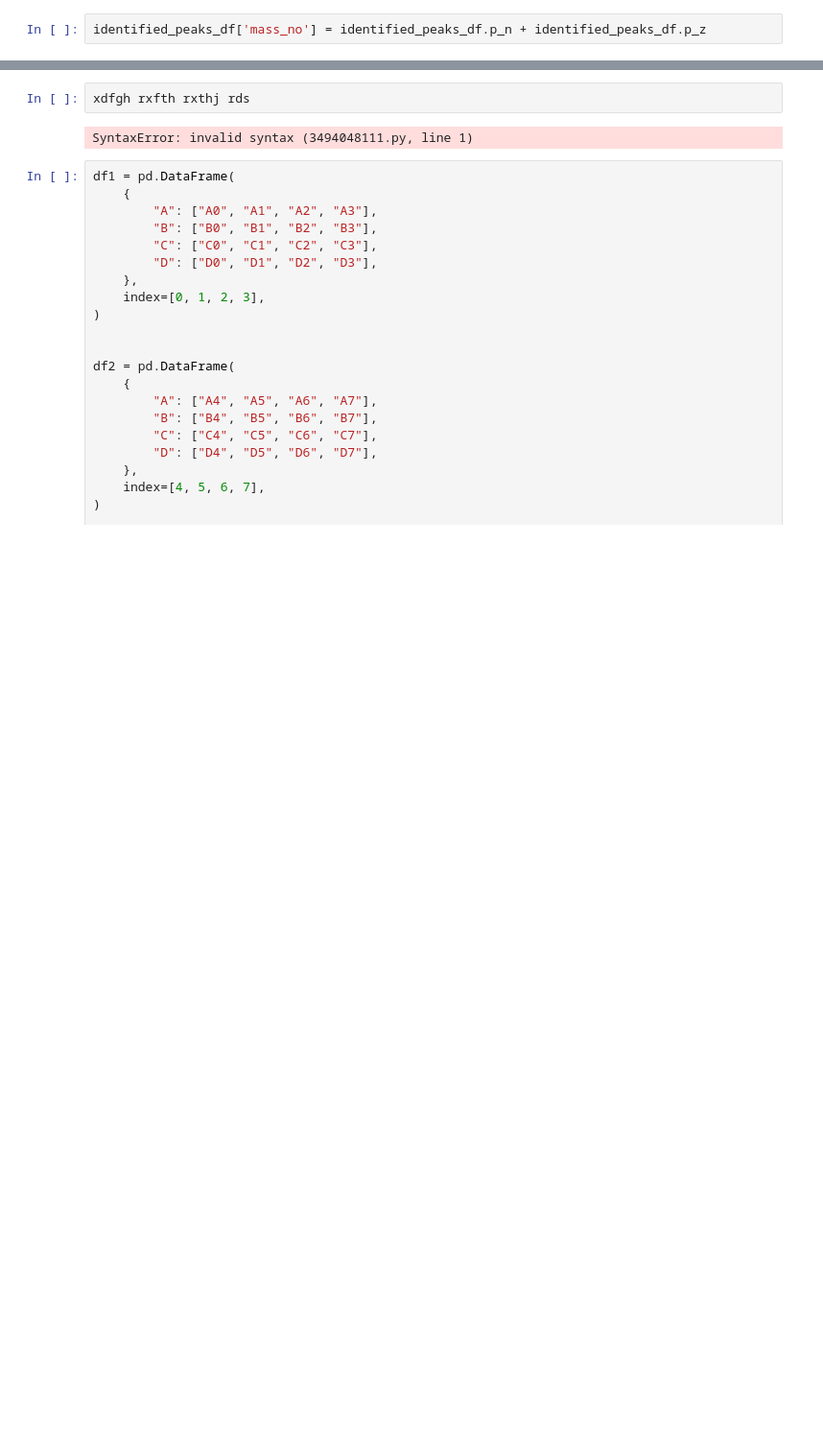
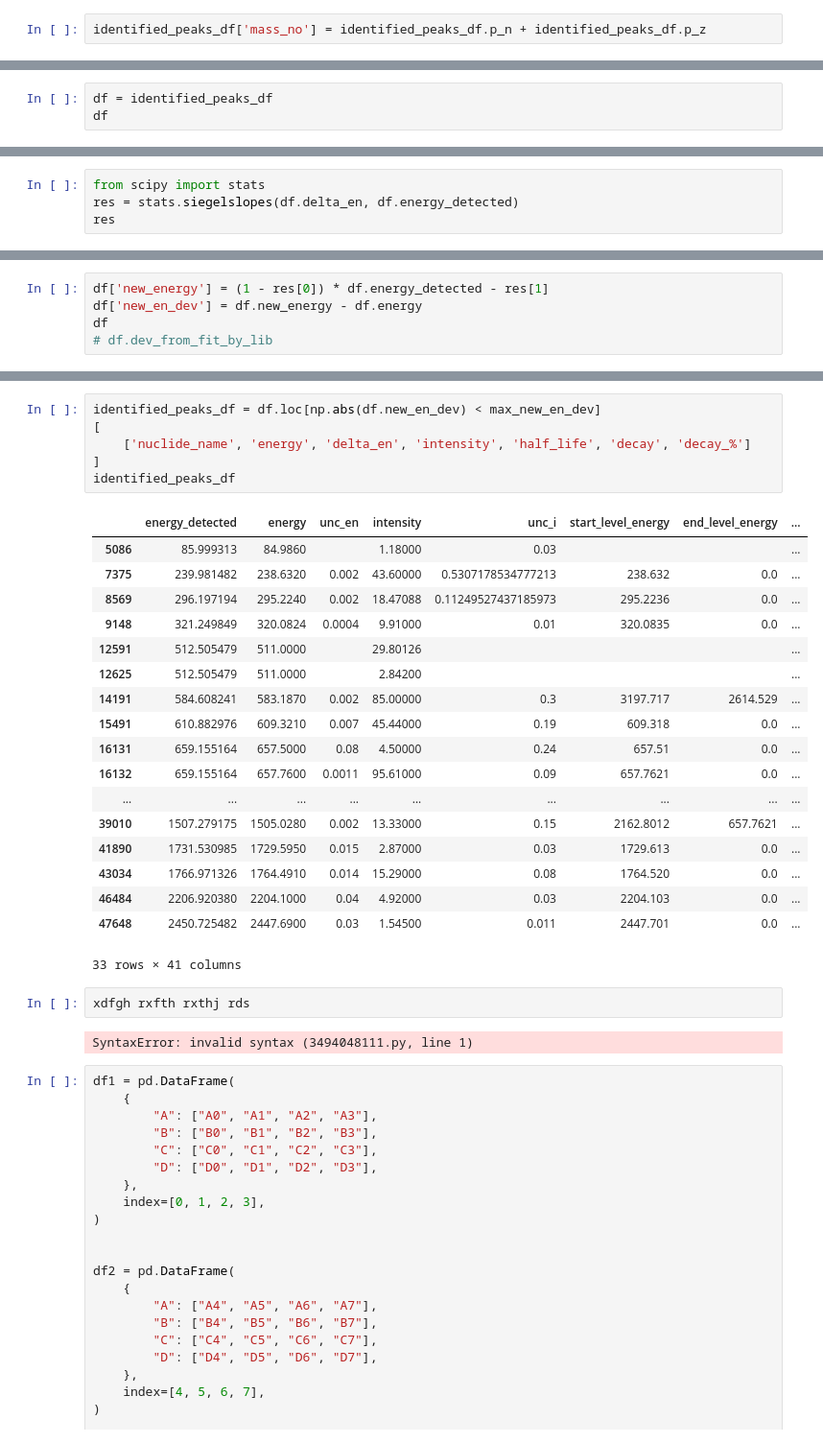
Before and after one commit to terrabela/OGRaySpY, a Jupyter notebook: src/nuclide_identification.ipynb, the cells around one changed output, grey strips where cells are left out. Shown at 96% size. Drawn from its saved outputs; the diff is of its cells as text; blank space fills up the shorter version.

```diff
--- a/src/nuclide_identification.ipynb
+++ b/src/nuclide_identification.ipynb
@@ -406,0 +430,3 @@ identified_peaks_df
+# %%
+df = identified_peaks_df
+df
@@ -406,0 +506,4 @@ identified_peaks_df
+# %%
+from scipy import stats
+res = stats.siegelslopes(df.delta_en, df.energy_detected)
+res
@@ -406,0 +516,5 @@ identified_peaks_df
+# %%
+df['new_energy'] = (1 - res[0]) * df.energy_detected - res[1]
+df['new_en_dev'] = df.new_energy - df.energy
+df
+# df.dev_from_fit_by_lib
@@ -407,3 +535,28 @@ identified_peaks_df
+# %%
+identified_peaks_df = df.loc[np.abs(df.new_en_dev) < max_new_en_dev]
+[
+    ['nuclide_name', 'energy', 'delta_en', 'intensity', 'half_life', 'decay', 'decay_%']
+]
+identified_peaks_df
+# %% [output]
+|  | energy_detected | energy | unc_en | intensity | unc_i | start_level_energy | end_level_energy | ... |
+| 5086 | 85.999313 | 84.9860 |  | 1.18000 | 0.03 |  |  | ... |
+| 7375 | 239.981482 | 238.6320 | 0.002 | 43.60000 | 0.5307178534777213 | 238.632 | 0.0 | ... |
+| 8569 | 296.197194 | 295.2240 | 0.002 | 18.47088 | 0.11249527437185973 | 295.2236 | 0.0 | ... |
+| 9148 | 321.249849 | 320.0824 | 0.0004 | 9.91000 | 0.01 | 320.0835 | 0.0 | ... |
+| 12591 | 512.505479 | 511.0000 |  | 29.80126 |  |  |  | ... |
+| 12625 | 512.505479 | 511.0000 |  | 2.84200 |  |  |  | ... |
+| 14191 | 584.608241 | 583.1870 | 0.002 | 85.00000 | 0.3 | 3197.717 | 2614.529 | ... |
+| 15491 | 610.882976 | 609.3210 | 0.007 | 45.44000 | 0.19 | 609.318 | 0.0 | ... |
+| 16131 | 659.155164 | 657.5000 | 0.08 | 4.50000 | 0.24 | 657.51 | 0.0 | ... |
+| 16132 | 659.155164 | 657.7600 | 0.0011 | 95.61000 | 0.09 | 657.7621 | 0.0 | ... |
+| ... | ... | ... | ... | ... | ... | ... | ... | ... |
+| 39010 | 1507.279175 | 1505.0280 | 0.002 | 13.33000 | 0.15 | 2162.8012 | 657.7621 | ... |
+| 41890 | 1731.530985 | 1729.5950 | 0.015 | 2.87000 | 0.03 | 1729.613 | 0.0 | ... |
+| 43034 | 1766.971326 | 1764.4910 | 0.014 | 15.29000 | 0.08 | 1764.520 | 0.0 | ... |
+| 46484 | 2206.920380 | 2204.1000 | 0.04 | 4.92000 | 0.03 | 2204.103 | 0.0 | ... |
+| 47648 | 2450.725482 | 2447.6900 | 0.03 | 1.54500 | 0.011 | 2447.701 | 0.0 | ... |
+33 rows × 41 columns
 # %%
 xdfgh rxfth rxthj rds
 # %% [output]
```
Also changed, not shown: parts of 41 cells of this notebook.
